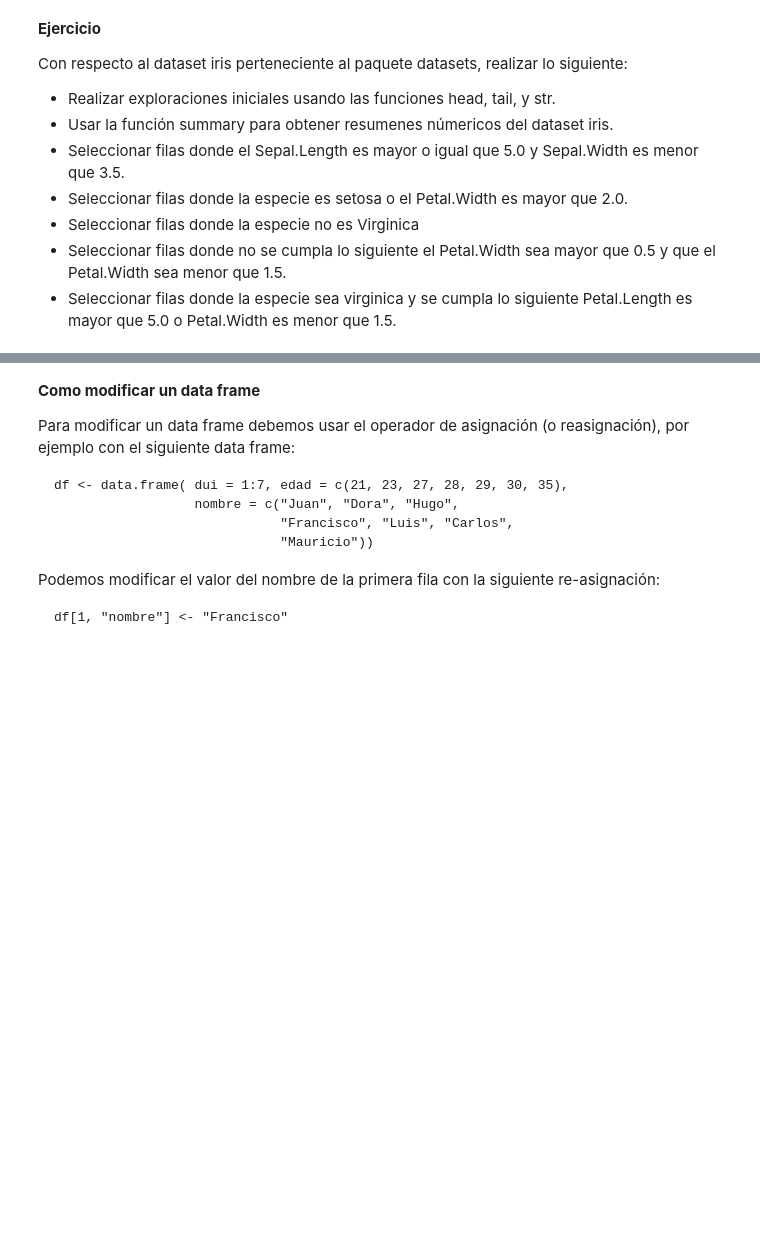
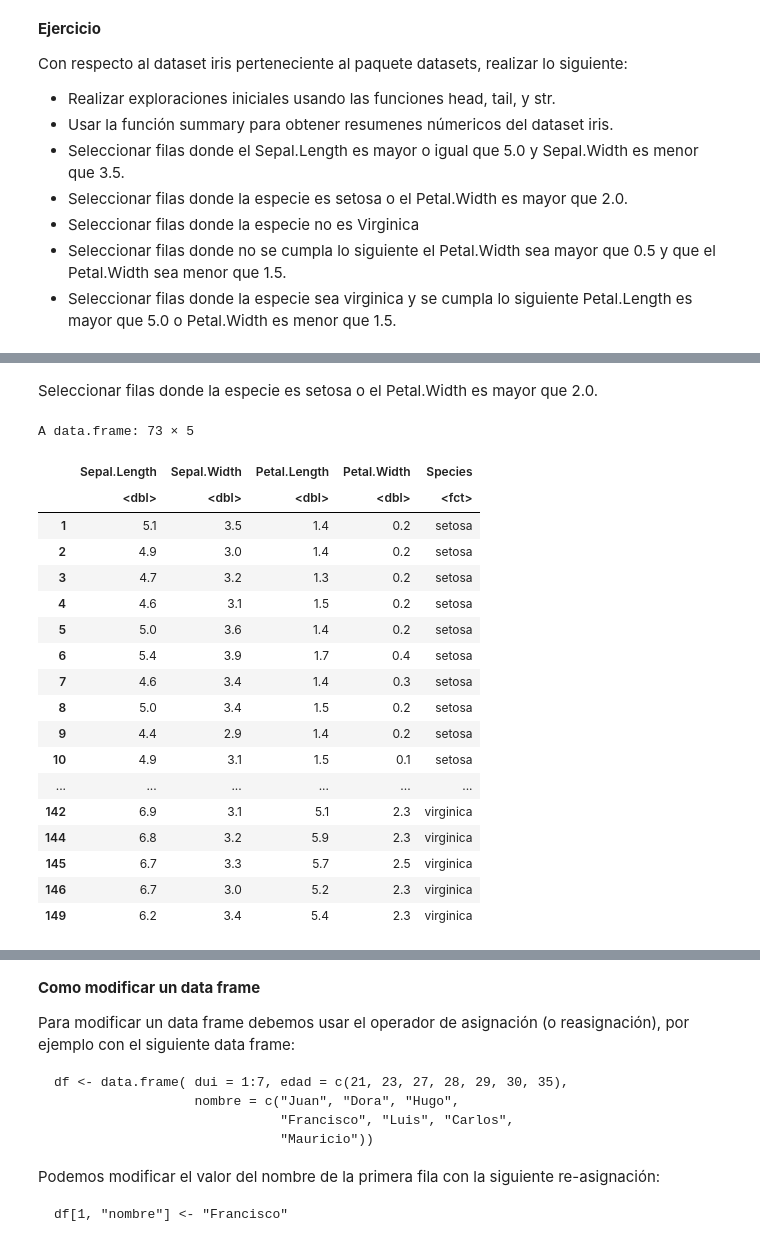
Before and after one commit to ricardo-rios/fund_prog_est, a Jupyter notebook: UnidadI/introduccion_R.ipynb, the cells around one changed output, grey strips where cells are left out. Cells and saved outputs as stored; diff of their text form; code cells hidden in the pictures; blank space fills up the shorter version.

```diff
--- a/UnidadI/introduccion_R.ipynb
+++ b/UnidadI/introduccion_R.ipynb
@@ -1320,0 +1392,24 @@ Con respecto al dataset iris perteneciente al paquete datasets, realizar lo sigu
+# %% [markdown]
+Seleccionar filas donde la especie es setosa o el Petal.Width es mayor que 2.0.
+# %%
+iris[iris$Species == "setosa" | iris$Petal.Width > 2.0, ]
+# %% [output]
+A data.frame: 73 × 5
+|  | Sepal.Length | Sepal.Width | Petal.Length | Petal.Width | Species |
+|  | <dbl> | <dbl> | <dbl> | <dbl> | <fct> |
+| 1 | 5.1 | 3.5 | 1.4 | 0.2 | setosa |
+| 2 | 4.9 | 3.0 | 1.4 | 0.2 | setosa |
+| 3 | 4.7 | 3.2 | 1.3 | 0.2 | setosa |
+| 4 | 4.6 | 3.1 | 1.5 | 0.2 | setosa |
+| 5 | 5.0 | 3.6 | 1.4 | 0.2 | setosa |
+| 6 | 5.4 | 3.9 | 1.7 | 0.4 | setosa |
+| 7 | 4.6 | 3.4 | 1.4 | 0.3 | setosa |
+| 8 | 5.0 | 3.4 | 1.5 | 0.2 | setosa |
+| 9 | 4.4 | 2.9 | 1.4 | 0.2 | setosa |
+| 10 | 4.9 | 3.1 | 1.5 | 0.1 | setosa |
+| ... | ... | ... | ... | ... | ... |
+| 142 | 6.9 | 3.1 | 5.1 | 2.3 | virginica |
+| 144 | 6.8 | 3.2 | 5.9 | 2.3 | virginica |
+| 145 | 6.7 | 3.3 | 5.7 | 2.5 | virginica |
+| 146 | 6.7 | 3.0 | 5.2 | 2.3 | virginica |
+| 149 | 6.2 | 3.4 | 5.4 | 2.3 | virginica |
```
Also changed, not shown: parts of 13 cells of this notebook.
